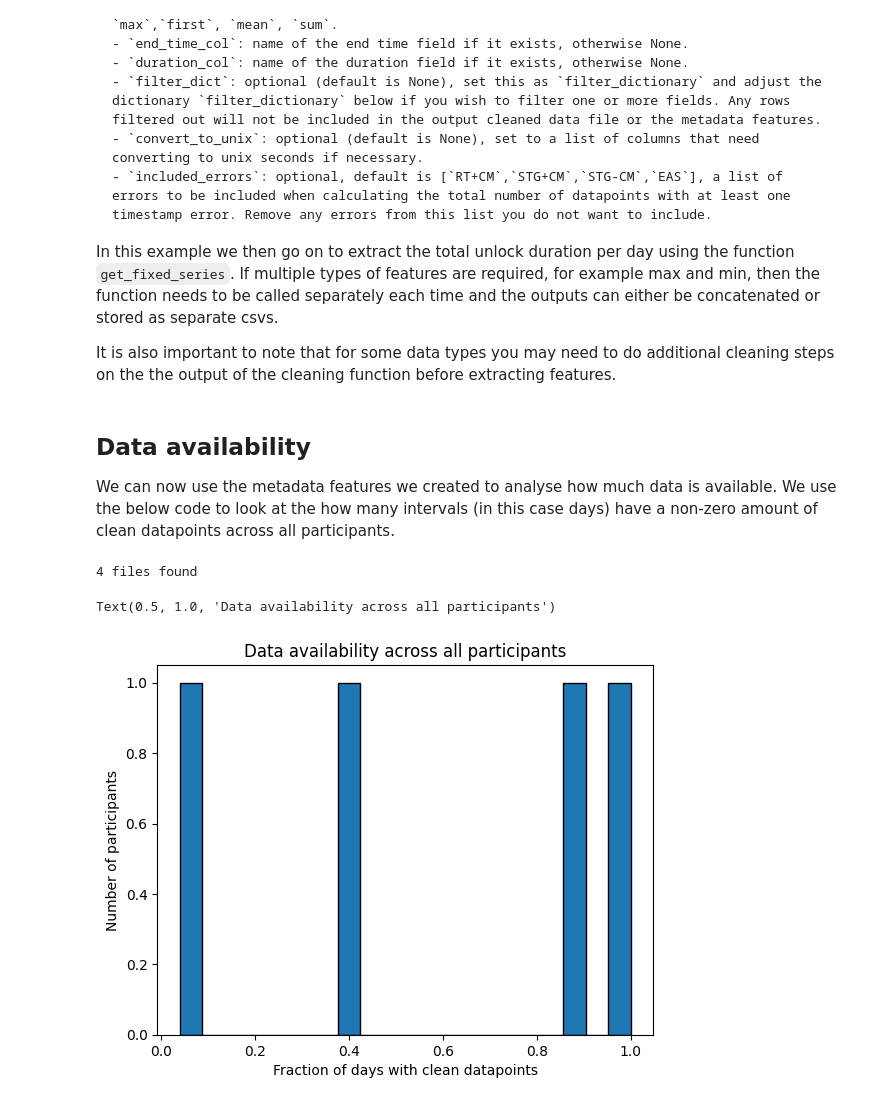
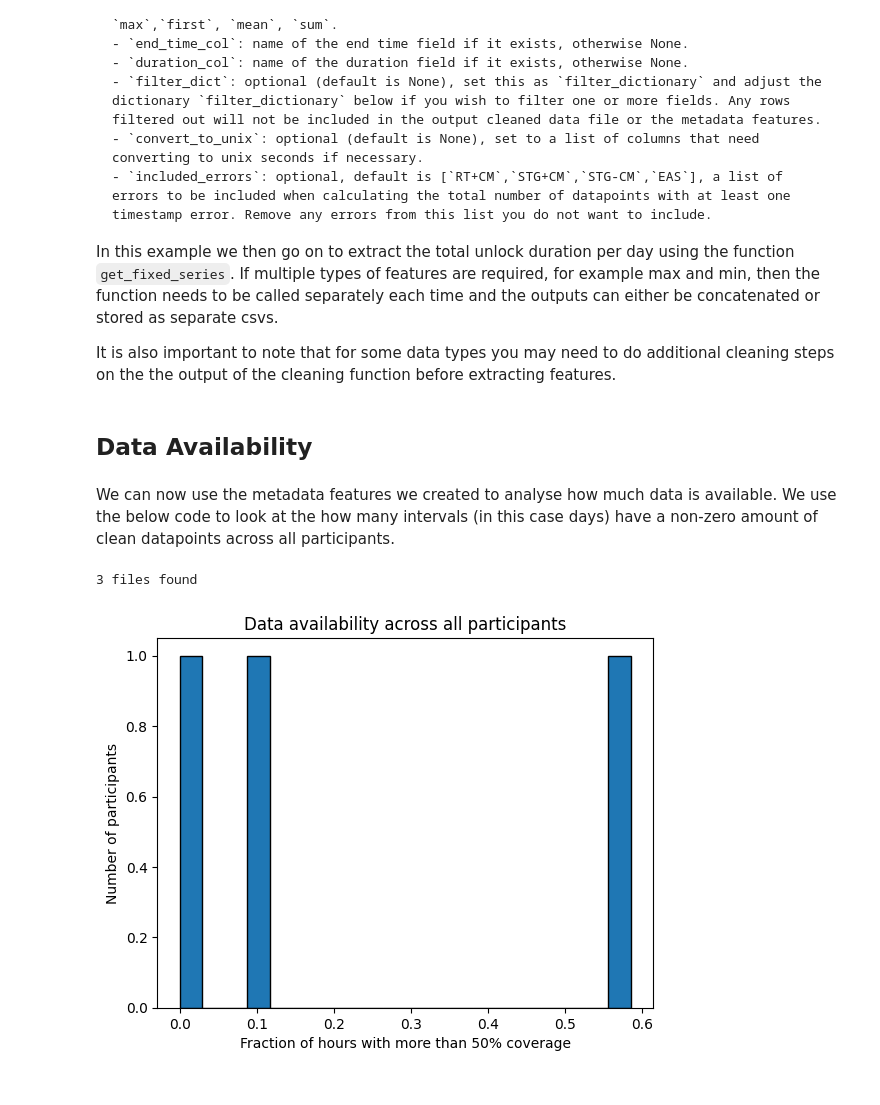
Before and after one commit to MentalHealthMission/data-book, a Jupyter notebook: content/general_template.ipynb, the cells around one changed output. Saved outputs shown, nothing was run; the diff lists cells and outputs as text; code cells hidden in the pictures.

Commit message:
Fix data availability issue

```diff
--- a/content/general_template.ipynb
+++ b/content/general_template.ipynb
@@ -444,41 +444,36 @@ for file_path in files_list:
         + interval
         + "_features.csv"
     )
-# %% [markdown]
-## Data availability
-
-We can now use the metadata features we created to analyse how much data is
-available. We use the below code to look at the how many intervals (in this case
-days) have a non-zero amount of clean datapoints across all participants.
-# %%
-# The input folder for the code below is the output folder from the code above
-input_folder = output_folder
-csv_name = "sensorkit_device_usage_D_metadata"
-files_list = helper_funcs.get_file_paths(
-    input_folder, csv_name, Folder_structure=2, site_list=site_list
-)
-
-all_participants = []
-for path in files_list:
-    df = pd.read_csv(path)
-    df["total clean datapoints"] = (
-        df["total counts"] - df["total timestamps with any error"]
-    )
-    all_participants.append(
-        1
-        - (
-            len(df[df["total clean datapoints"] == 0])
-            / len(df["total clean datapoints"])
-        )
-    )
-
-plt.hist(all_participants, bins=20, edgecolor="black")
-# Add labels and title
-plt.xlabel("Fraction of days with clean datapoints")
-plt.ylabel("Number of participants")
-# plt.xticks(range(0.0, 1.0, 0.1))
-plt.title("Data availability across all participants")
-# %% [output]
-4 files found
-Text(0.5, 1.0, 'Data availability across all participants')
-[figure, removed]
+# %% [markdown]
+## Data Availability
+# %% [markdown]
+We can now use the metadata features we created to analyse how much data is
+available. We use the below code to look at the how many intervals (in this case
+days) have a non-zero amount of clean datapoints across all participants.
+# %%
+input_folder = output_folder  # The folder that contains all the site subfolders with the cleaned data and metadata features
+csv_name = "active_apple_healthkit_heart_rate_h_metadata"
+files_list = helper_funcs.get_file_paths(
+    input_folder, csv_name, Folder_structure=2, site_list=site_list
+)
+filter_field = "Coverage (secs) from clean datapoints"  # This can be changed if you want coverage from all datapoints
+
+all_participants = []
+for path in files_list:
+    df = pd.read_csv(path)
+    all_participants.append(
+        1 - (len(df[df[filter_field] > 1800]) / len(df[filter_field]))
+    )
+# %% [output]
+3 files found
+# %%
+
+plt.hist(all_participants, bins=20, edgecolor="black")
+
+# Add labels and title
+plt.xlabel("Fraction of hours with more than 50% coverage")
+plt.ylabel("Number of participants")
+plt.title("Data availability across all participants")
+plt.show()
+# %% [output]
+[figure, added]
```
Also changed, not shown: 3 other files.
